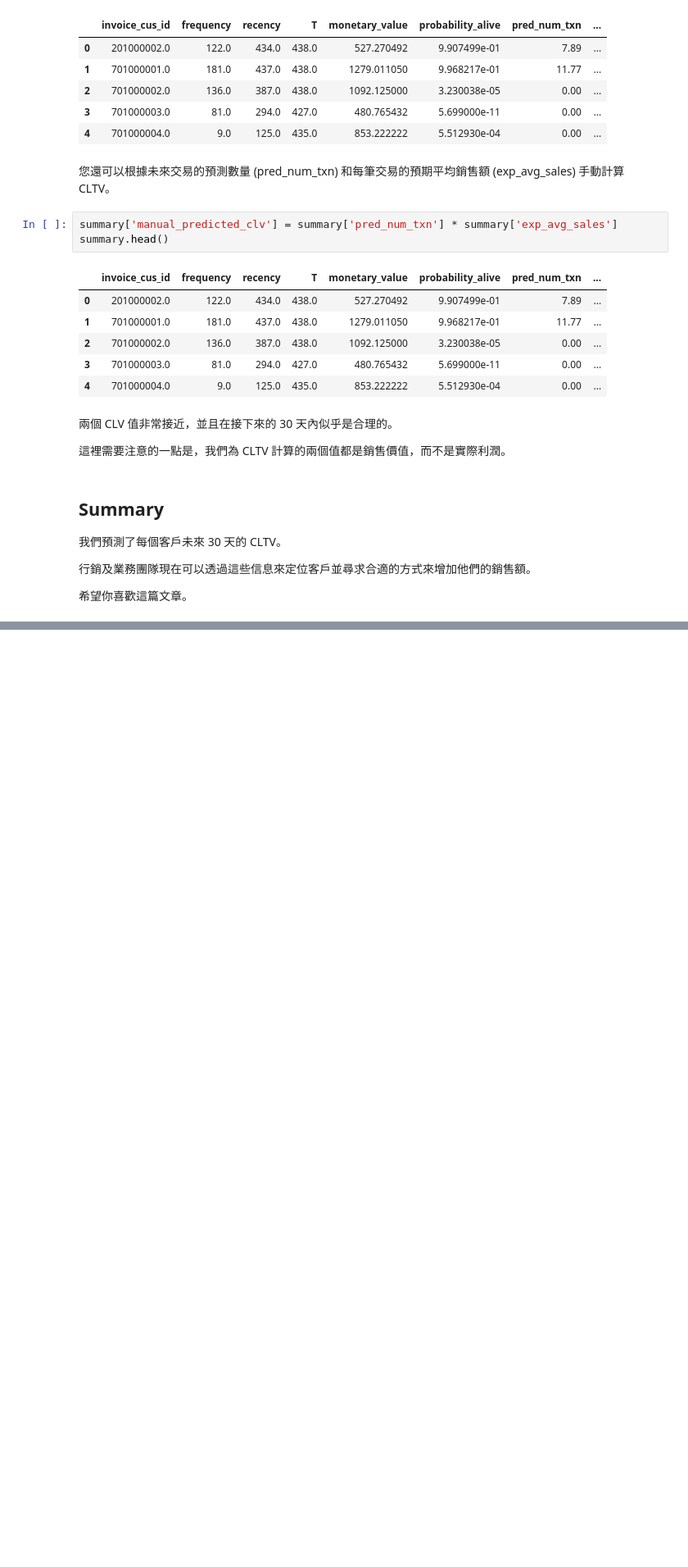
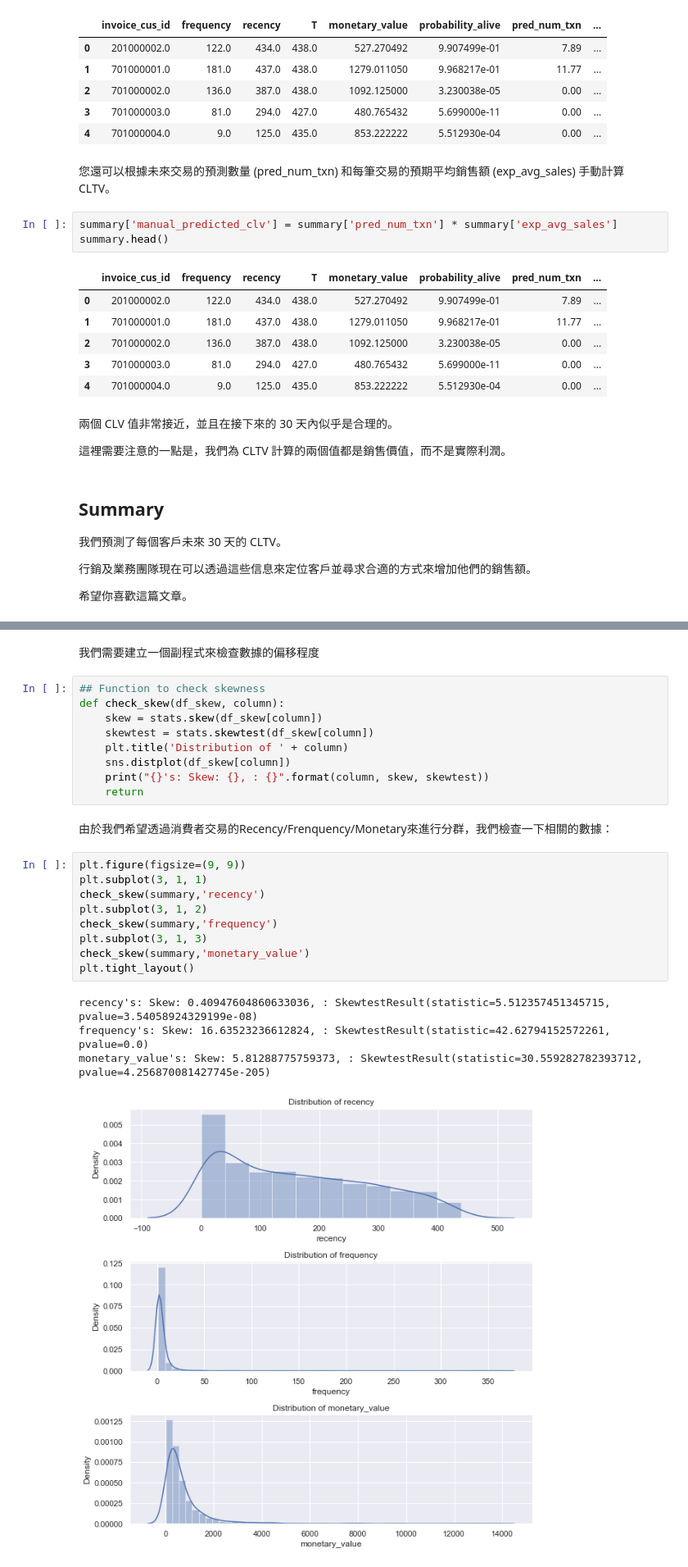
Before and after one commit to impepper/myPortfolio, a Jupyter notebook: _notebooks/2022-04-11-Customer Lifetime Value (CLV).ipynb, the cells around one changed output, grey strips where cells are left out. Shown at 82% size. Drawn from its saved outputs; the diff is of its cells as text; blank space fills up the shorter version.

```diff
--- a/_notebooks/2022-04-11-Customer Lifetime Value (CLV).ipynb
+++ b/_notebooks/2022-04-11-Customer Lifetime Value (CLV).ipynb
@@ -515,0 +530,27 @@ summary.head()
+# %% [markdown]
+我們需要建立一個副程式來檢查數據的偏移程度
+# %%
+## Function to check skewness
+def check_skew(df_skew, column):
+    skew = stats.skew(df_skew[column])
+    skewtest = stats.skewtest(df_skew[column])
+    plt.title('Distribution of ' + column)
+    sns.distplot(df_skew[column])
+    print("{}'s: Skew: {}, : {}".format(column, skew, skewtest))
+    return
+# %% [markdown]
+由於我們希望透過消費者交易的Recency/Frenquency/Monetary來進行分群，我們檢查一下相關的數據：
+# %%
+plt.figure(figsize=(9, 9))
+plt.subplot(3, 1, 1)
+check_skew(summary,'recency')
+plt.subplot(3, 1, 2)
+check_skew(summary,'frequency')
+plt.subplot(3, 1, 3)
+check_skew(summary,'monetary_value')
+plt.tight_layout()
+# %% [output]
+recency's: Skew: 0.40947604860633036, : SkewtestResult(statistic=5.512357451345715, pvalue=3.54058924329199e-08)
+frequency's: Skew: 16.63523236612824, : SkewtestResult(statistic=42.62794152572261, pvalue=0.0)
+monetary_value's: Skew: 5.81288775759373, : SkewtestResult(statistic=30.559282782393712, pvalue=4.256870081427745e-205)
+[figure, added]
```
Also changed, not shown: parts of 31 cells of this notebook.
